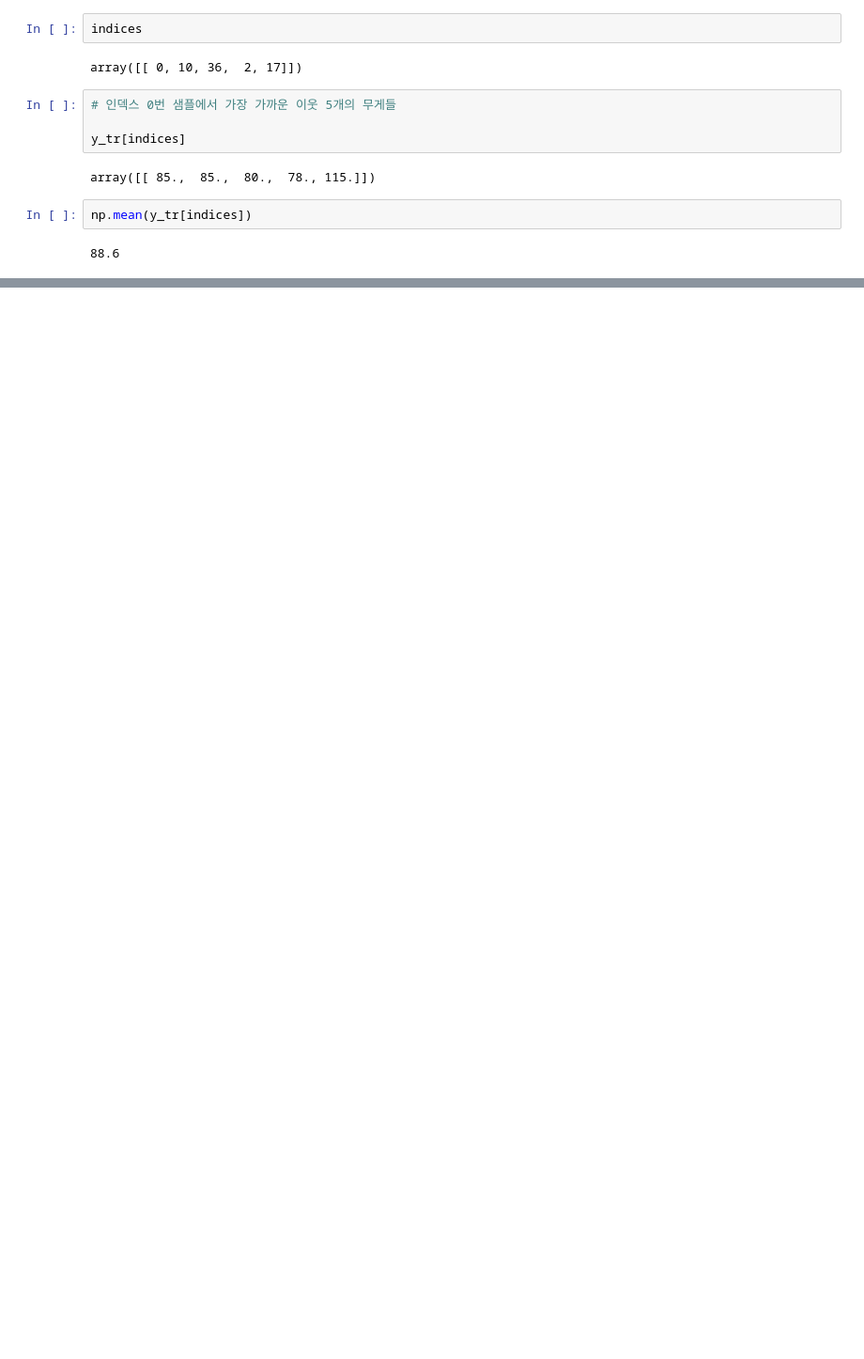
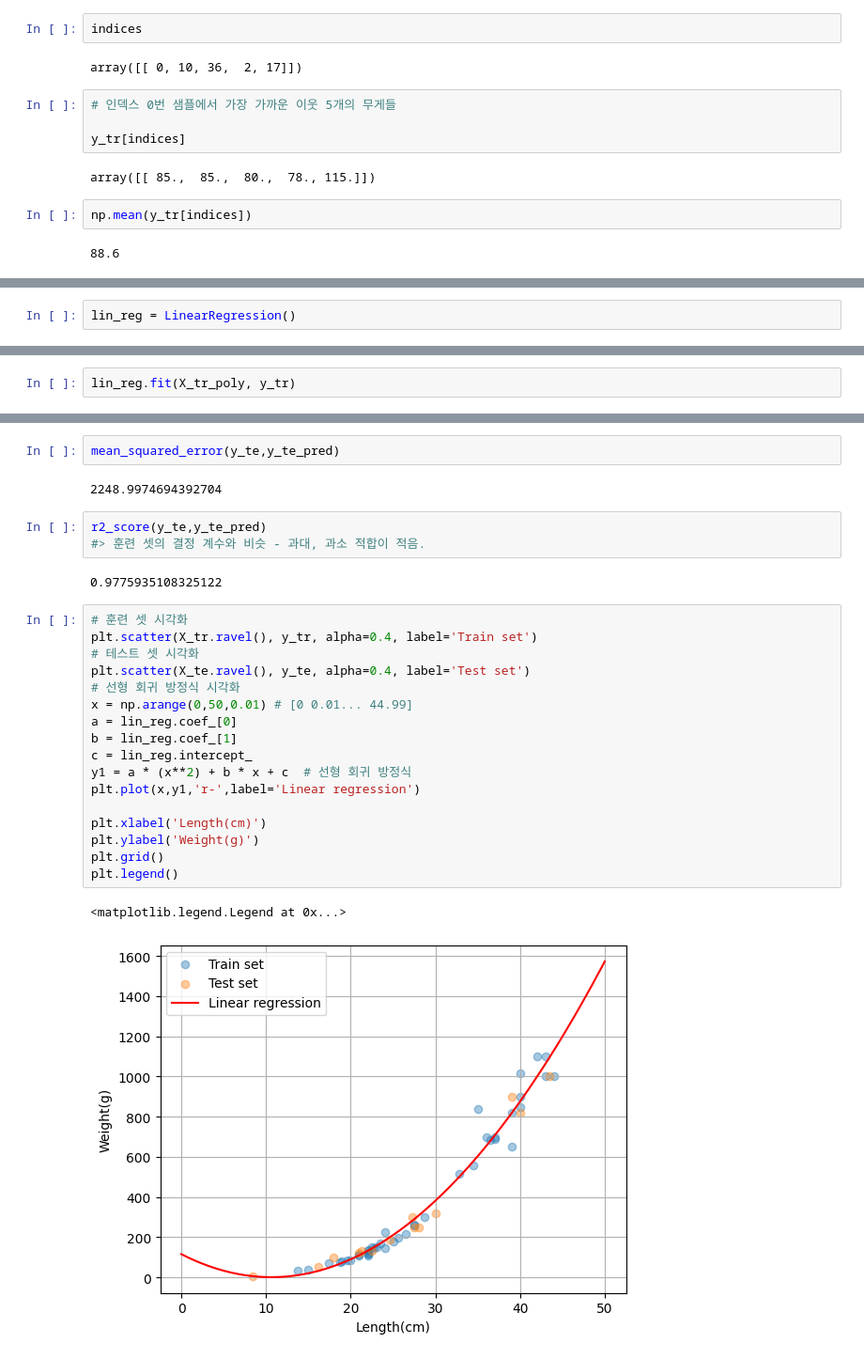
Before and after one commit to kim-dahun/python-study, a Jupyter notebook: ml04_regression.ipynb, the cells around one changed output, grey strips where cells are left out. Shown at 94% size. Saved outputs shown, nothing was run; the diff lists cells and outputs as text; blank space fills up the shorter version.

```diff
--- a/ml04_regression.ipynb
+++ b/ml04_regression.ipynb
@@ -228,0 +430,2 @@ np.mean(y_tr[indices])
+# %%
+lin_reg = LinearRegression()
@@ -228,0 +434,2 @@ np.mean(y_tr[indices])
+# %%
+lin_reg.fit(X_tr_poly, y_tr)
@@ -228,0 +486,29 @@ np.mean(y_tr[indices])
+# %%
+mean_squared_error(y_te,y_te_pred)
+# %% [output]
+2248.9974694392704
+# %%
+r2_score(y_te,y_te_pred)
+#> 훈련 셋의 결정 계수와 비슷 - 과대, 과소 적합이 적음.
+# %% [output]
+0.9775935108325122
+# %%
+# 훈련 셋 시각화
+plt.scatter(X_tr.ravel(), y_tr, alpha=0.4, label='Train set')
+# 테스트 셋 시각화
+plt.scatter(X_te.ravel(), y_te, alpha=0.4, label='Test set')
+# 선형 회귀 방정식 시각화
+x = np.arange(0,50,0.01) # [0 0.01... 44.99]
+a = lin_reg.coef_[0]
+b = lin_reg.coef_[1]
+c = lin_reg.intercept_
+y1 = a * (x**2) + b * x + c  # 선형 회귀 방정식
+plt.plot(x,y1,'r-',label='Linear regression')
+
+plt.xlabel('Length(cm)')
+plt.ylabel('Weight(g)')
+plt.grid()
+plt.legend()
+# %% [output]
+<matplotlib.legend.Legend at 0x...>
+[figure, added]
```
Also changed, not shown: parts of 71 cells of this notebook.
